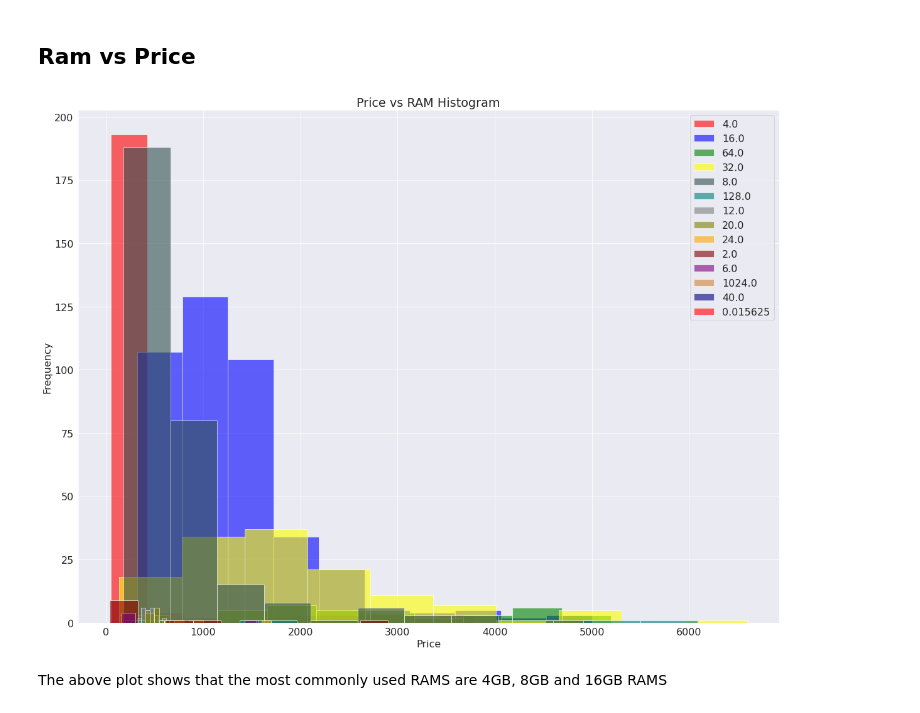
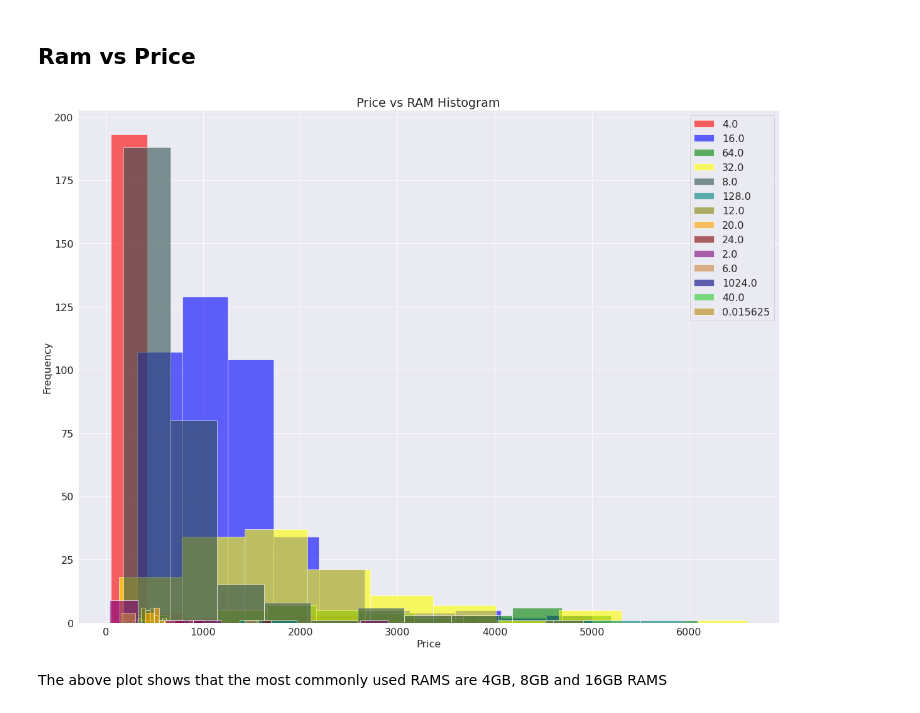
Before and after one commit to JuJu2181/Amazon-Laptop-Data-Scraping-And-Visualization, a Jupyter notebook: visualization.ipynb, the cells around one changed output. Cells and saved outputs as stored; diff of their text form; code cells hidden in the pictures.

```diff
--- a/visualization.ipynb
+++ b/visualization.ipynb
@@ -698,18 +720,18 @@ The above two plots show the average rating of each laptop brand and maximum rat
 ## Ram vs Price
 # %%
 unique_rams = df_cleaned['Ram'].unique()
-colors = ['red', 'blue', 'green', 'yellow', 'darkslategrey','teal','gray','olive','orange','maroon','purple','peru','navy']
+colors = ['red', 'blue', 'green', 'yellow', 'darkslategrey','teal','olive','orange','maroon','purple','peru','navy','limegreen','darkgoldenrod']
 
 for i, ram in enumerate(unique_rams):
     subset = df_cleaned[df_cleaned['Ram'] == ram]
     plt.hist(subset['Price_dollar'], alpha=0.6, color=colors[i % len(colors)], label=str(ram))
 
 plt.xlabel('Price')
 plt.ylabel('Frequency')
 plt.title('Price vs RAM Histogram')
 plt.legend()
 plt.show()
 # %% [output]
-[figure, old version]
+[figure, new version]
 # %% [markdown]
 The above plot shows that the most commonly used RAMS are 4GB, 8GB and 16GB RAMS
```
Also changed, not shown: parts of 7 cells of this notebook, 1 other file.
